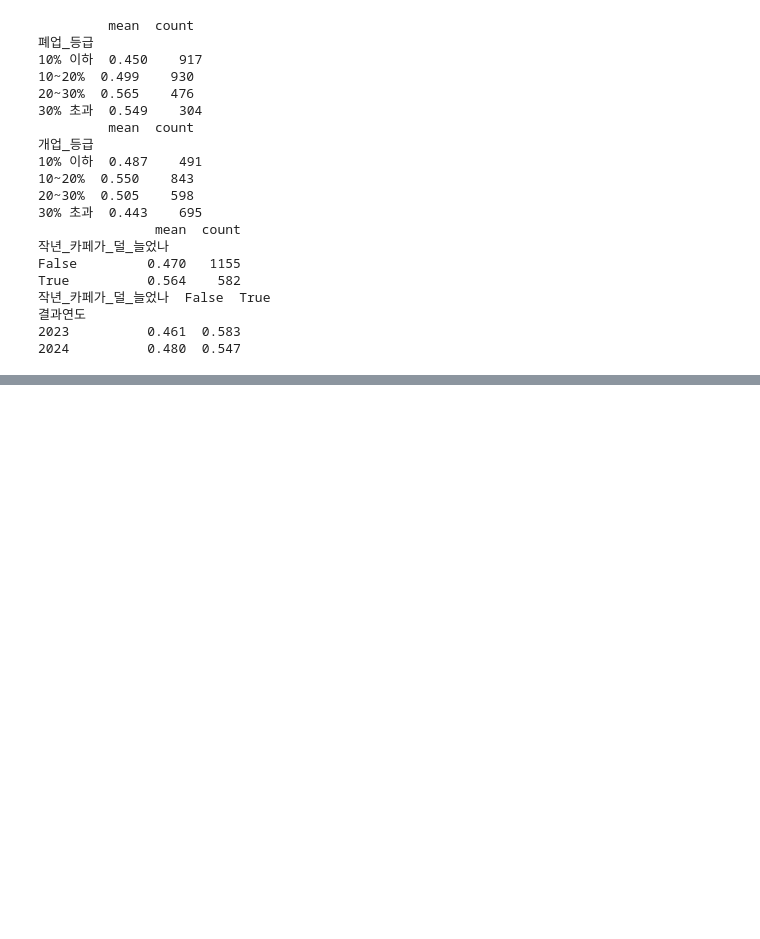
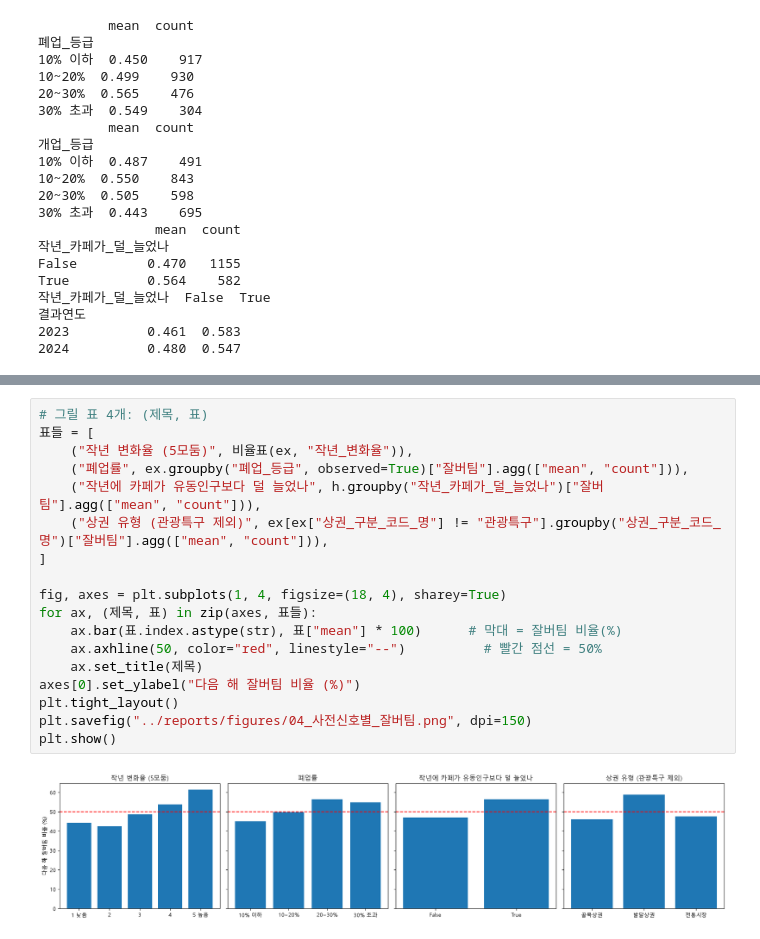
Before and after one commit to fivcomet/cafe-commercial-analysis, a Jupyter notebook: notebooks/2.0-eda.ipynb, the cells around one changed output, grey strips where cells are left out. Drawn from its saved outputs; the diff is of its cells as text; blank space fills up the shorter version.

```diff
--- a/notebooks/2.0-eda.ipynb
+++ b/notebooks/2.0-eda.ipynb
@@ -687,0 +692,20 @@ True          0.564    582
+# %%
+# 그릴 표 4개: (제목, 표)
+표들 = [
+    ("작년 변화율 (5모둠)", 비율표(ex, "작년_변화율")),
+    ("폐업률", ex.groupby("폐업_등급", observed=True)["잘버팀"].agg(["mean", "count"])),
+    ("작년에 카페가 유동인구보다 덜 늘었나", h.groupby("작년_카페가_덜_늘었나")["잘버팀"].agg(["mean", "count"])),
+    ("상권 유형 (관광특구 제외)", ex[ex["상권_구분_코드_명"] != "관광특구"].groupby("상권_구분_코드_명")["잘버팀"].agg(["mean", "count"])),
+]
+
+fig, axes = plt.subplots(1, 4, figsize=(18, 4), sharey=True)
+for ax, (제목, 표) in zip(axes, 표들):
+    ax.bar(표.index.astype(str), 표["mean"] * 100)      # 막대 = 잘버팀 비율(%)
+    ax.axhline(50, color="red", linestyle="--")          # 빨간 점선 = 50%
+    ax.set_title(제목)
+axes[0].set_ylabel("다음 해 잘버팀 비율 (%)")
+plt.tight_layout()
+plt.savefig("../reports/figures/04_사전신호별_잘버팀.png", dpi=150)
+plt.show()
+# %% [output]
+[figure, added]
```
Also changed, not shown: parts of 1 cell of this notebook, 1 other file.
